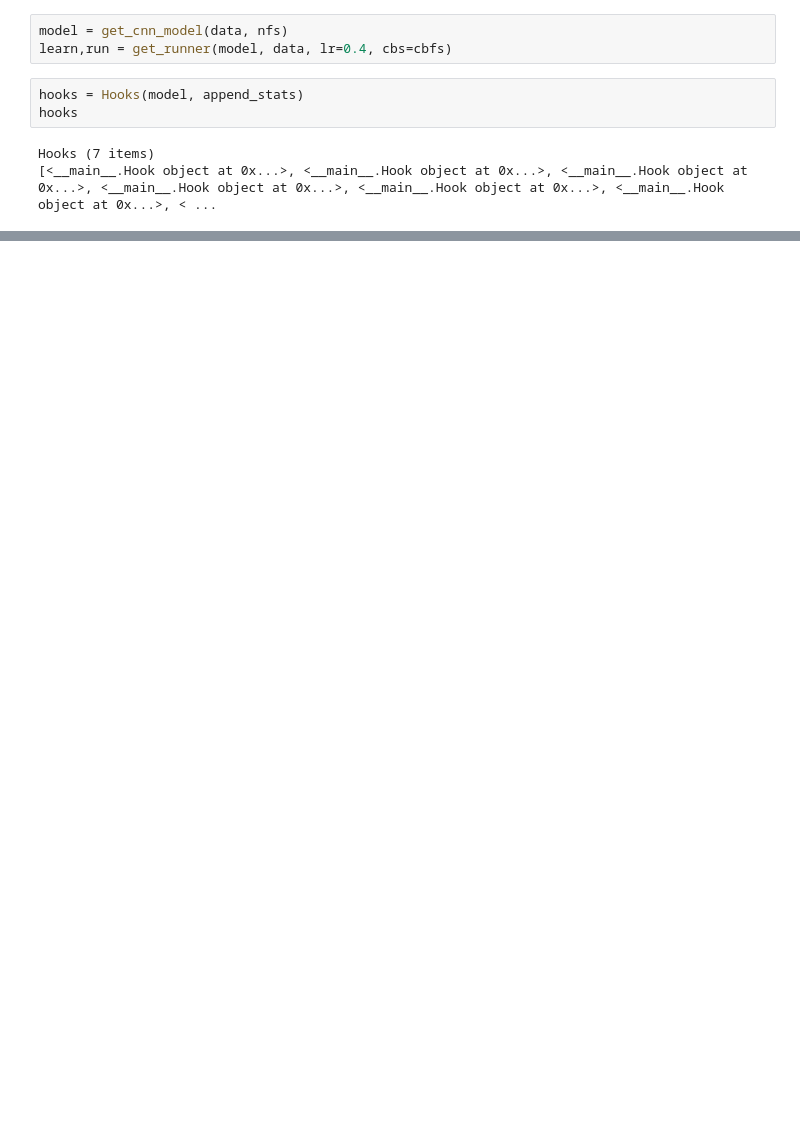
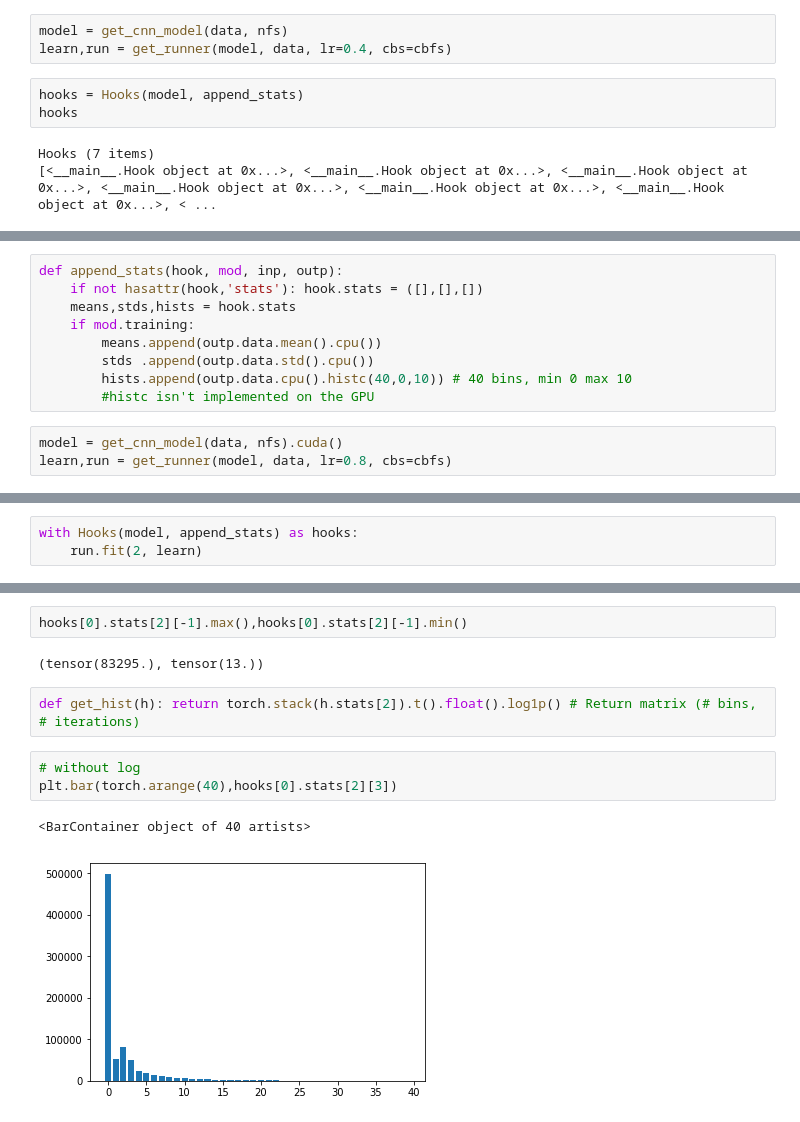
Before and after one commit to anhquan0412/fastai_v3p1, a Jupyter notebook: part_2/train-cnn-with-cuda-and-hooks.ipynb, the cells around one changed output, grey strips where cells are left out. Saved outputs shown, nothing was run; the diff lists cells and outputs as text; blank space fills up the shorter version.

```diff
--- a/part_2/train-cnn-with-cuda-and-hooks.ipynb
+++ b/part_2/train-cnn-with-cuda-and-hooks.ipynb
@@ -521,0 +563,12 @@ Hooks (7 items)
+# %%
+def append_stats(hook, mod, inp, outp):
+    if not hasattr(hook,'stats'): hook.stats = ([],[],[])
+    means,stds,hists = hook.stats
+    if mod.training:
+        means.append(outp.data.mean().cpu())
+        stds .append(outp.data.std().cpu())
+        hists.append(outp.data.cpu().histc(40,0,10)) # 40 bins, min 0 max 10
+        #histc isn't implemented on the GPU
+# %%
+model = get_cnn_model(data, nfs).cuda()
+learn,run = get_runner(model, data, lr=0.8, cbs=cbfs)
@@ -521,0 +580,3 @@ Hooks (7 items)
+# %%
+with Hooks(model, append_stats) as hooks:
+    run.fit(2, learn)
@@ -521,0 +604,12 @@ Hooks (7 items)
+# %%
+hooks[0].stats[2][-1].max(),hooks[0].stats[2][-1].min()
+# %% [output]
+(tensor(83295.), tensor(13.))
+# %%
+def get_hist(h): return torch.stack(h.stats[2]).t().float().log1p() # Return matrix (# bins, # iterations)
+# %%
+# without log
+plt.bar(torch.arange(40),hooks[0].stats[2][3])
+# %% [output]
+<BarContainer object of 40 artists>
+[figure, added]
```
Also changed, not shown: parts of 25 cells of this notebook.
